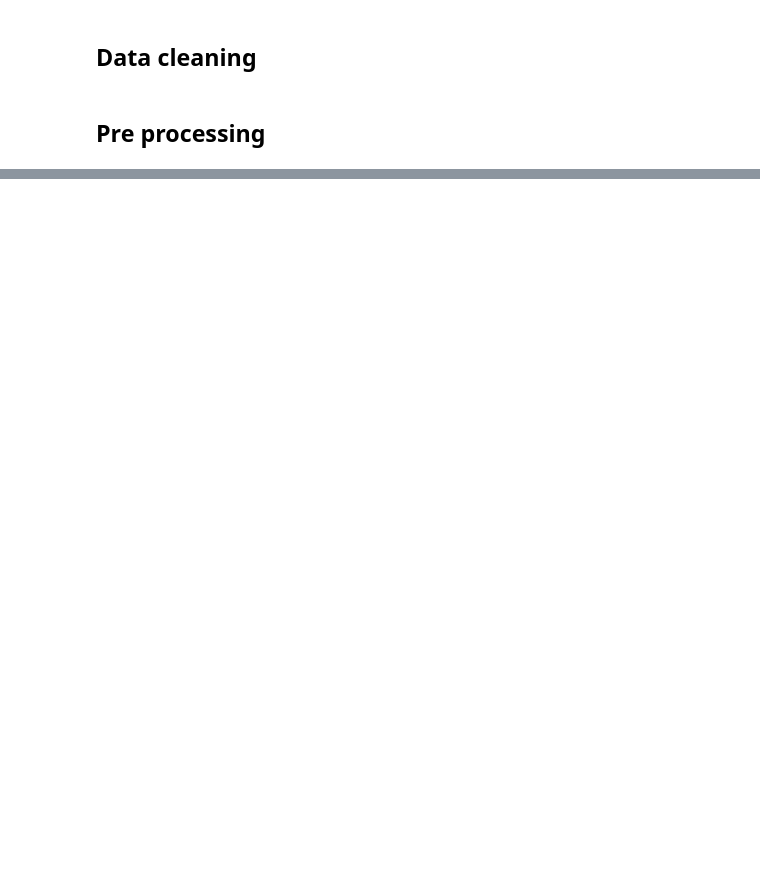
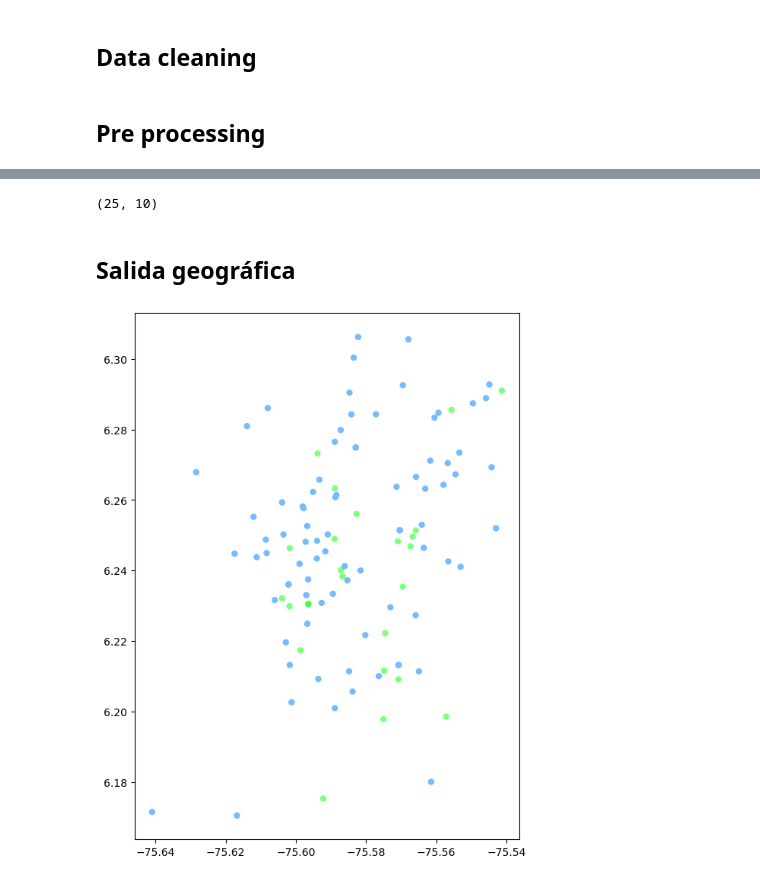
Before and after one commit to rpoandres/30DayMapChallenge2024, a Jupyter notebook: Points/Main.ipynb, the cells around one changed output, grey strips where cells are left out. Saved outputs shown, nothing was run; the diff lists cells and outputs as text; code cells hidden in the pictures; blank space fills up the shorter version.

```diff
--- a/Points/Main.ipynb
+++ b/Points/Main.ipynb
@@ -244,0 +282,10 @@ retail_clean_gdf = retail_gdf[~retail_gdf["osm_type"].isin(["relations"])]
+# %%
+# D1 testing - polygons
+
+search_d1 = ["D1", "D 1"]
+
+d1_terms = '|'.join(search_d1)
+
+retail_clean_gdf[
+    (retail_clean_gdf["name"].str.contains(d1_terms, case=False, na=False))
+]
@@ -244,0 +306,5 @@ retail_clean_gdf = retail_gdf[~retail_gdf["osm_type"].isin(["relations"])]
+# %%
+# gdf D1
+d1_gdf = retail_clean_gdf[
+    (retail_clean_gdf["name"].str.contains(d1_terms, case=False, na=False))
+]
@@ -244,0 +316,10 @@ retail_clean_gdf = retail_gdf[~retail_gdf["osm_type"].isin(["relations"])]
+# %%
+# Exito testing - polygons
+
+search_exito = ["éxito", "Exito"]
+
+exito_terms = '|'.join(search_exito)
+
+retail_clean_gdf[
+    (retail_clean_gdf["name"].str.contains(exito_terms, case=False, na=False))
+]
@@ -244,0 +344,23 @@ retail_clean_gdf = retail_gdf[~retail_gdf["osm_type"].isin(["relations"])]
+# %%
+# Exito gdf
+exito_gdf = retail_clean_gdf[
+    (retail_clean_gdf["name"].str.contains(exito_terms, case=False, na=False))
+]
+# %%
+# shape
+exito_gdf.shape
+# %% [output]
+(25, 10)
+# %% [markdown]
+## Salida geográfica
+# %%
+fig, ax = plt.subplots(1,1, figsize=(12,9))
+
+# Plot all three GeoPackages to the same axes
+# boros.boundary.plot(color="red",ax=ax )
+d1_gdf.plot(edgecolor="none",facecolor="xkcd:sky blue",ax=ax)
+exito_gdf.plot(edgecolor="none",color=(0, 1, 0 ,0.5),ax=ax)
+
+plt.show()
+# %% [output]
+[figure, added]
```
Also changed, not shown: parts of 9 cells of this notebook.
